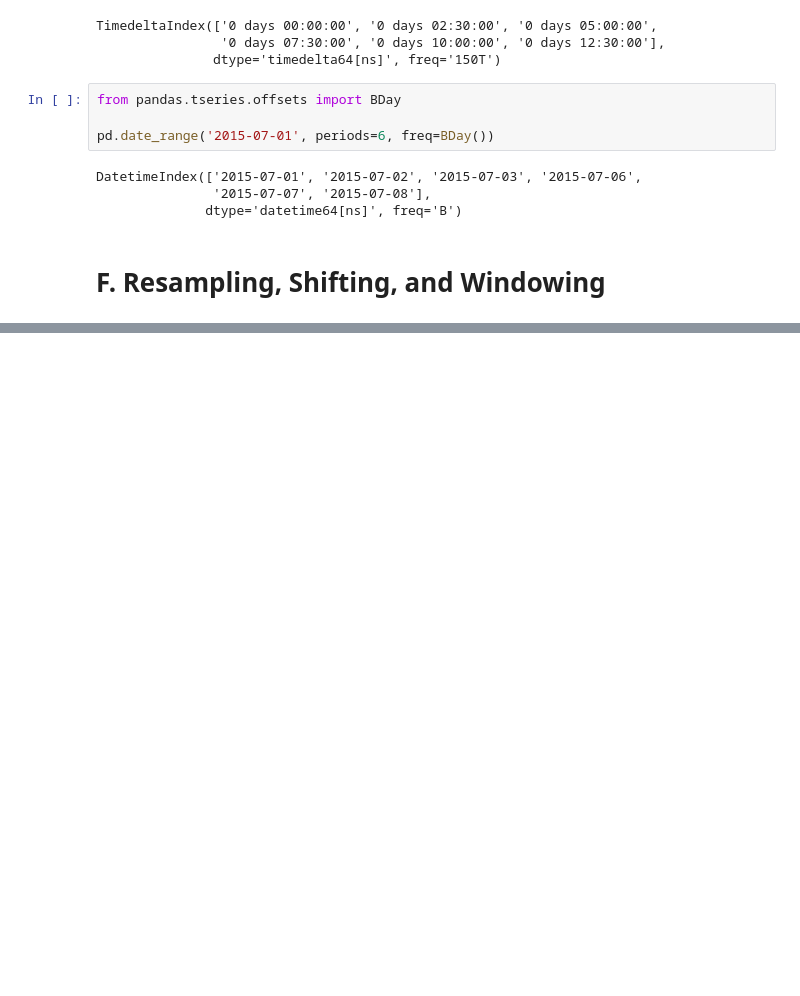
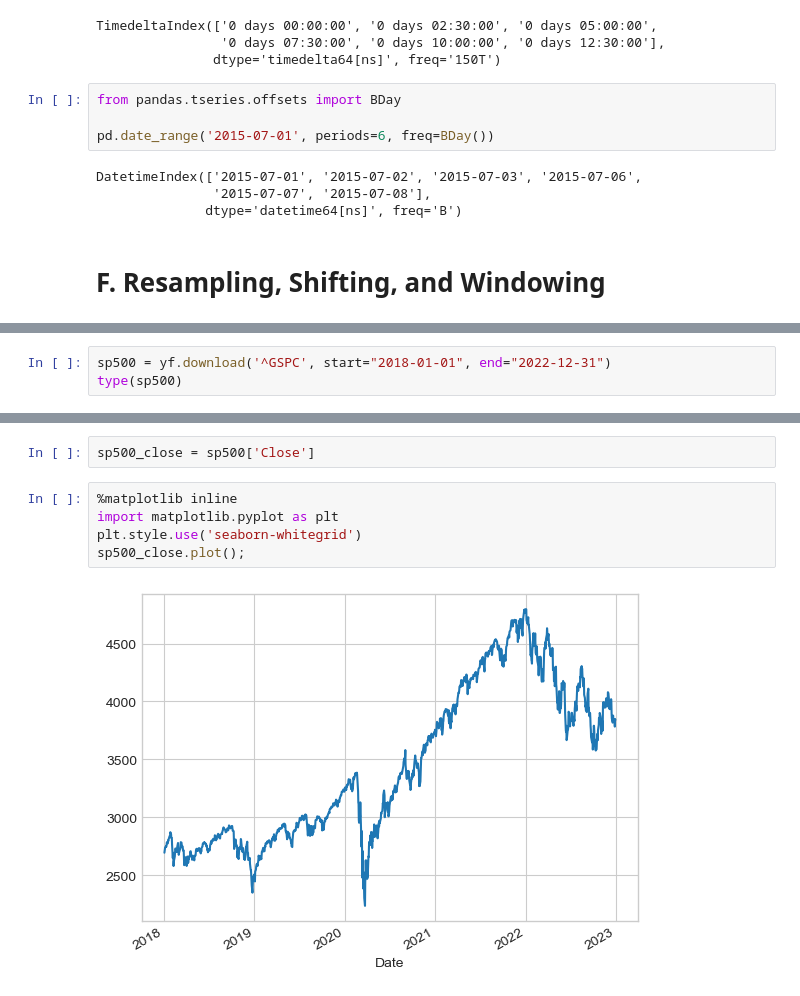
Before and after one commit to Spin8Cycle/ds-proj-remote, a Jupyter notebook: PDSHEx/pd_notes/pd_working_with_time_series.ipynb, the cells around one changed output, grey strips where cells are left out. Cells and saved outputs as stored; diff of their text form; blank space fills up the shorter version.

```diff
--- a/PDSHEx/pd_notes/pd_working_with_time_series.ipynb
+++ b/PDSHEx/pd_notes/pd_working_with_time_series.ipynb
@@ -208,0 +213,3 @@ DatetimeIndex(['2015-07-01', '2015-07-02', '2015-07-03', '2015-07-06',
+# %%
+sp500 = yf.download('^GSPC', start="2018-01-01", end="2022-12-31")
+type(sp500)
@@ -208,0 +229,9 @@ DatetimeIndex(['2015-07-01', '2015-07-02', '2015-07-03', '2015-07-06',
+# %%
+sp500_close = sp500['Close']
+# %%
+%matplotlib inline
+import matplotlib.pyplot as plt
+plt.style.use('seaborn-whitegrid')
+sp500_close.plot();
+# %% [output]
+[figure, added]
```
Also changed, not shown: parts of 21 cells of this notebook, 1 other file.
